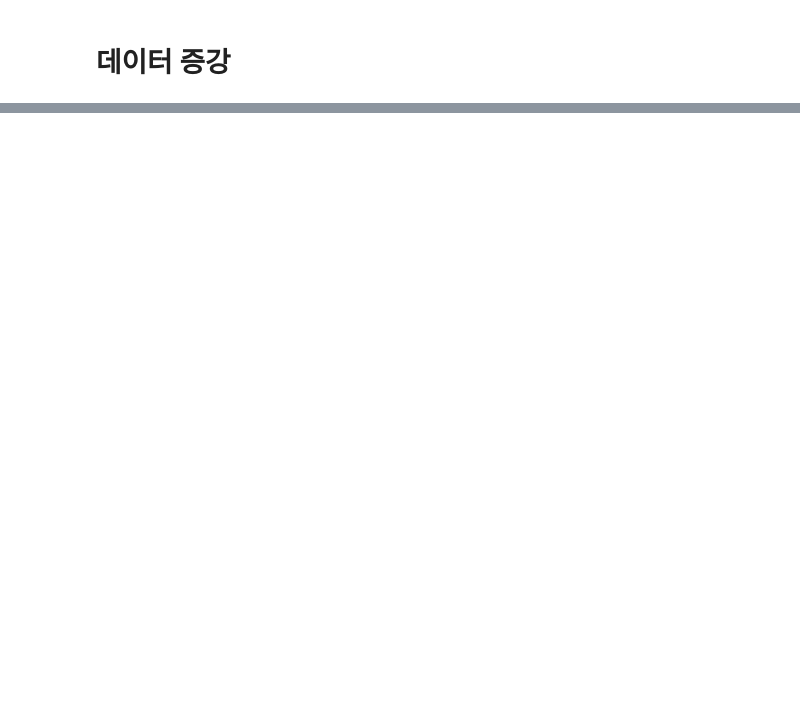
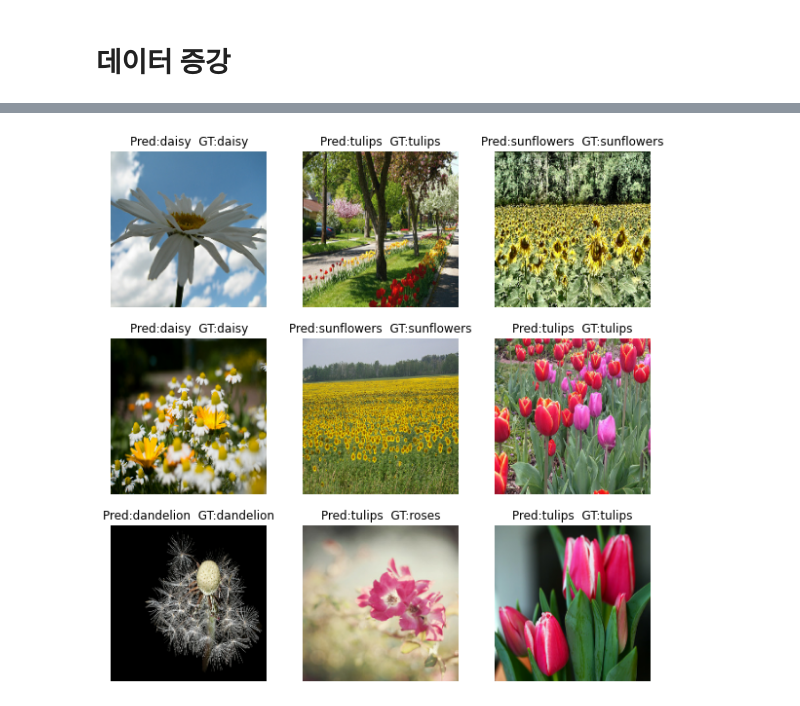
Before and after one commit to jhlee93/Baseline, a Jupyter notebook: ImageClassification/augmentation.ipynb, the cells around one changed output, grey strips where cells are left out. Cells and saved outputs as stored; diff of their text form; code cells hidden in the pictures; blank space fills up the shorter version.

```diff
--- a/ImageClassification/augmentation.ipynb
+++ b/ImageClassification/augmentation.ipynb
@@ -273,0 +274,24 @@ plt.show()
+# %%
+# 검증 데이터 결과 확인
+for val_images, val_labels in val_ds.take(1):
+    preds = model2.predict(val_images)
+    pred_labels = np.argmax(preds, axis=1) # 32개(배치)에 대한 예측 레이블 인덱스
+    pred_names = [class_names[x] for x in pred_labels] # 예측 레이블 이름
+
+    # 정답 레이블
+    gt_labels = val_labels.numpy()
+    gt_names = [class_names[x] for x in gt_labels]
+
+    # 9개만 확인
+    plt.figure(figsize=(10,10))
+
+    for i, val_image in enumerate(val_images[:9]):
+        val_image = (val_image.numpy()).astype(np.uint8)
+        # plt.imshow(val_image)
+        ax=plt.subplot(3,3,i+1)
+        ax.imshow(val_image)
+        ax.set_title(f'Pred:{pred_names[i]}  GT:{gt_names[i]}')
+        ax.set_axis_off()
+    plt.show()
+# %% [output]
+[figure, added]
```
Also changed, not shown: parts of 8 cells of this notebook.
